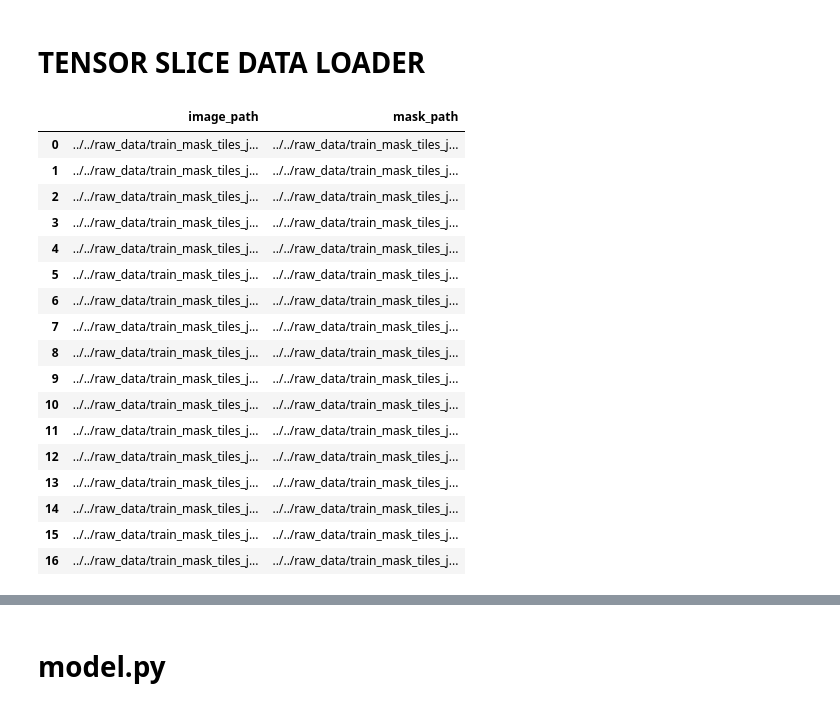
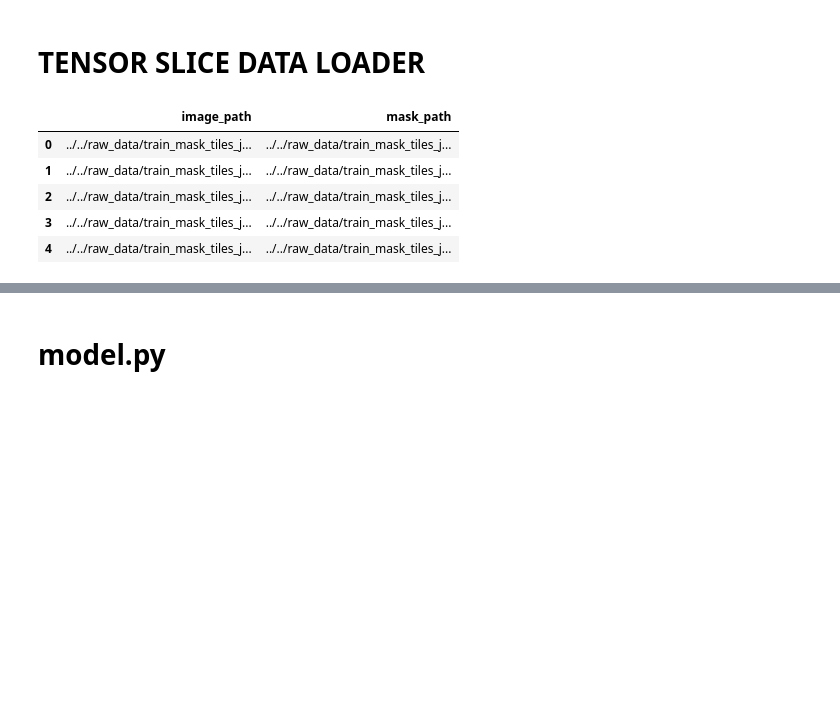
Before and after one commit to hughharford/lwb_smr, a Jupyter notebook: notebooks/day5/day5_0539_sampleONLY.ipynb, the cells around one changed output, grey strips where cells are left out. Cells and saved outputs as stored; diff of their text form; code cells hidden in the pictures; blank space fills up the shorter version.

```diff
--- a/notebooks/day5/day5_0539_sampleONLY.ipynb
+++ b/notebooks/day5/day5_0539_sampleONLY.ipynb
@@ -14,7 +14,8 @@ EXPERIMENT_TAGS = {
 
 
 UNET_INPUT_SHAPE = (224,224,3)
-BATCH_SIZE = 8
+TEST_BATCH_SIZE = 8
+BATCH_SIZE = TEST_BATCH_SIZE
 EPOCHS = 2
 LOSS='binary_crossentropy'
 
@@ -22,11 +23,14 @@ LOSS='binary_crossentropy'
 SAMPLE_ONLY = 1
 
 # output filenames
-CHECKPOINT_NAME = '220610_sampleCHECKER_checkpoint'
-CHECKPOINT_PATH = '../checkpoints/'
+CHECKPOINT_NAME = 'test_220610_sample_CHECKER_checkpoint' #.h5 added below
+CHECKPOINT_PATH = '../raw_data/checkpoints/'
 
-MODEL_NAME = '220610_sampleCHECKER_model_save.h5'
-MODEL_PATH = '../models/'
+MODEL_NAME = 'test_220610_sample_CHECKER_model_save'  #.h5 added below
+MODEL_PATH = '../raw_data/models/'
+
+# CRITICAL
+root_path = '../../raw_data'
 # %% [markdown]
 # TENSOR SLICE DATA LOADER
 # %%
@@ -35,56 +42,44 @@ import pandas as pd
 # %%
-x_path = '../../raw_data/train_RGB_tiles_jpeg/'
+
+x_path = root_path + '/train_RGB_tiles_jpeg/'
 x_images = os.listdir(x_path)
-y_path = '../../raw_data/train_mask_tiles_jpeg/'
+y_path = root_path + '/train_mask_tiles_jpeg/'
 y_masks = os.listdir(y_path)
 
-root_path = '../../raw_data/'
 folders = ['train_RGB_tiles_jpeg', 'train_mask_tiles_jpeg']
-folder_path = [f'{root_path}{folder}' for folder in folders]
+folder_path = [f'{root_path}/{folder}' for folder in folders]
 folder_path
 
 train_images, train_mask = [], []
 if SAMPLE_ONLY == 1:
     for i, filename in enumerate(os.listdir(folder_path[0])):
-        if i > (BATCH_SIZE * 2): break
-        train_images.append(f'../../raw_data/train_mask_tiles_jpeg/{filename}')
+        if i > (TEST_BATCH_SIZE * 2): break
+        train_images.append(f'{root_path}/train_mask_tiles_jpeg/{filename}')
     for i, filename in enumerate(os.listdir(folder_path[1])):
-        if i > (BATCH_SIZE * 2): break
-        train_mask.append(f'../../raw_data/train_mask_tiles_jpeg/{filename}')
+        if i > (TEST_BATCH_SIZE * 2): break
+        train_mask.append(f'{root_path}/train_mask_tiles_jpeg/{filename}')
 elif SAMPLE_ONLY == 0:
-    train_images =[f'../../raw_data/train_RGB_tiles_jpeg/{filename}' for filename in os.listdir(folder_path[0])]
-    train_mask = [f'../../raw_data/train_mask_tiles_jpeg/{filename}' for filename in os.listdir(folder_path[1])]
+    train_images =[f'{root_path}/train_RGB_tiles_jpeg/{filename}' for filename in os.listdir(folder_path[0])]
+    train_mask = [f'{root_path}/train_mask_tiles_jpeg/{filename}' for filename in os.listdir(folder_path[1])]
 
 
 train_images.sort()
 train_mask.sort()
 
 
 train_df = pd.DataFrame()
 # train_df['file_path'] = train_images
 train_df['image_path'] = train_images
 train_df['mask_path'] = train_mask
 
-train_df
+train_df.head()
 # %% [output]
 |  | image_path | mask_path |
 | 0 | ../../raw_data/train_mask_tiles_j... | ../../raw_data/train_mask_tiles_j... |
 | 1 | ../../raw_data/train_mask_tiles_j... | ../../raw_data/train_mask_tiles_j... |
 | 2 | ../../raw_data/train_mask_tiles_j... | ../../raw_data/train_mask_tiles_j... |
 | 3 | ../../raw_data/train_mask_tiles_j... | ../../raw_data/train_mask_tiles_j... |
 | 4 | ../../raw_data/train_mask_tiles_j... | ../../raw_data/train_mask_tiles_j... |
-| 5 | ../../raw_data/train_mask_tiles_j... | ../../raw_data/train_mask_tiles_j... |
-| 6 | ../../raw_data/train_mask_tiles_j... | ../../raw_data/train_mask_tiles_j... |
-| 7 | ../../raw_data/train_mask_tiles_j... | ../../raw_data/train_mask_tiles_j... |
-| 8 | ../../raw_data/train_mask_tiles_j... | ../../raw_data/train_mask_tiles_j... |
-| 9 | ../../raw_data/train_mask_tiles_j... | ../../raw_data/train_mask_tiles_j... |
-| 10 | ../../raw_data/train_mask_tiles_j... | ../../raw_data/train_mask_tiles_j... |
-| 11 | ../../raw_data/train_mask_tiles_j... | ../../raw_data/train_mask_tiles_j... |
-| 12 | ../../raw_data/train_mask_tiles_j... | ../../raw_data/train_mask_tiles_j... |
-| 13 | ../../raw_data/train_mask_tiles_j... | ../../raw_data/train_mask_tiles_j... |
-| 14 | ../../raw_data/train_mask_tiles_j... | ../../raw_data/train_mask_tiles_j... |
-| 15 | ../../raw_data/train_mask_tiles_j... | ../../raw_data/train_mask_tiles_j... |
-| 16 | ../../raw_data/train_mask_tiles_j... | ../../raw_data/train_mask_tiles_j... |
 # %%
 import tensorflow as tf
 from sklearn.model_selection import train_test_split
```
Also changed, not shown: parts of 11 cells of this notebook.
